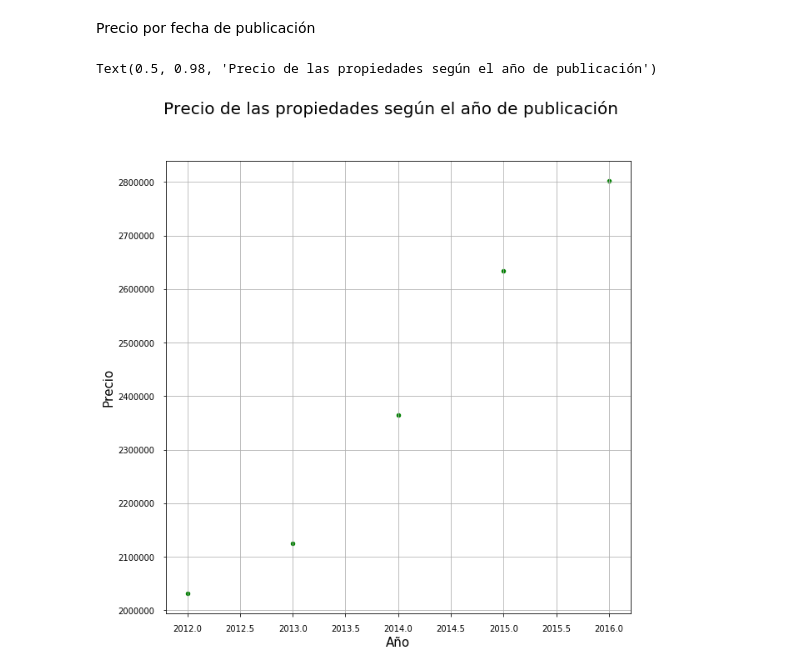
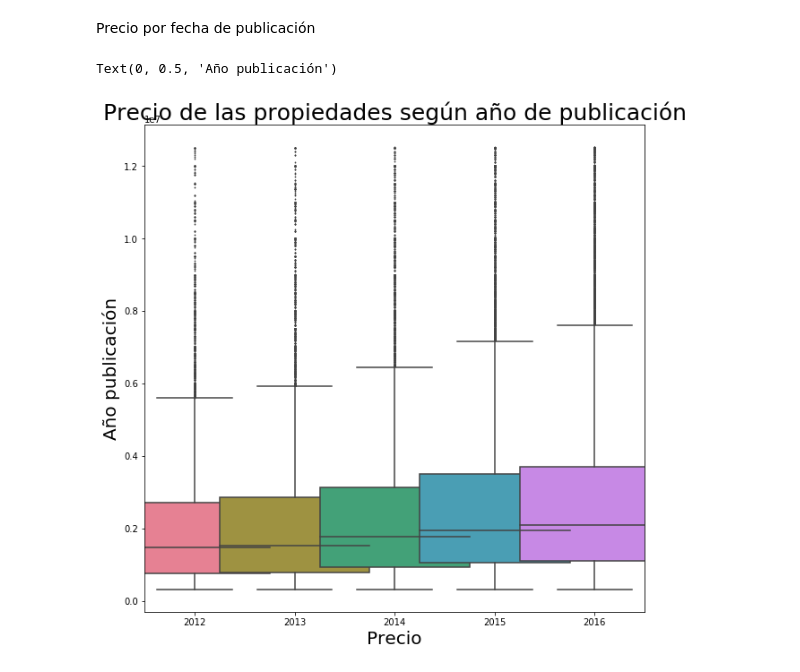
Before and after one commit to lorenzolgz/orgadatostp1, a Jupyter notebook: Análisis_Ailu.ipynb, the cells around one changed output. Saved outputs shown, nothing was run; the diff lists cells and outputs as text; code cells hidden in the pictures.

Commit message:
Agrego gráfico análisis precio vs año de publicacion

```diff
--- a/Análisis_Ailu.ipynb
+++ b/Análisis_Ailu.ipynb
@@ -403,23 +403,17 @@ plt.clf()
 # %% [output]
 [figure]
 <Figure size 432x288 with 0 Axes>
+# %%
+df['año'] = pd.DatetimeIndex(df['fecha']).year.astype(np.int16)
+df_anio_precio = df[['año', 'precio']]
 # %% [markdown]
 Precio por fecha de publicación
-# %%
-df['año'] = pd.DatetimeIndex(df['fecha']).year.astype(np.int16)
-
-df_anio_precio = df.groupby('año')['precio'].agg('mean').reset_index()
-
-
-fig, ax1 = plt.subplots() # prepara un gráfico de matplotlib
-df_anio_precio.plot("año", "precio", kind="scatter", ax=ax1, figsize=(10,10), color='green')
-
-# realiza ajustes al gráfico con matplotlib:
-ax1.grid()
-ax1.set_xlabel("Año", fontsize=15)
-ax1.set_ylabel("Precio", fontsize=15)
-ax1.tick_params(labelsize=10, pad=10)
-fig.suptitle('Precio de las propiedades según el año de publicación', fontsize=20)
-# %% [output]
-Text(0.5, 0.98, 'Precio de las propiedades según el año de publicación')
-[figure, removed]
+# %%
+plt.figure(figsize=(10,10))
+g = sns.boxplot(x="año", y="precio", data=df_anio_precio, palette="husl", fliersize=1, width=1.5)
+g.set_title("Precio de las propiedades según año de publicación", fontsize=25)
+g.set_xlabel("Precio", fontsize=20)
+g.set_ylabel("Año publicación", fontsize=20)
+# %% [output]
+Text(0, 0.5, 'Año publicación')
+[figure, added]
```
Also changed, not shown: parts of 2 cells of this notebook.
